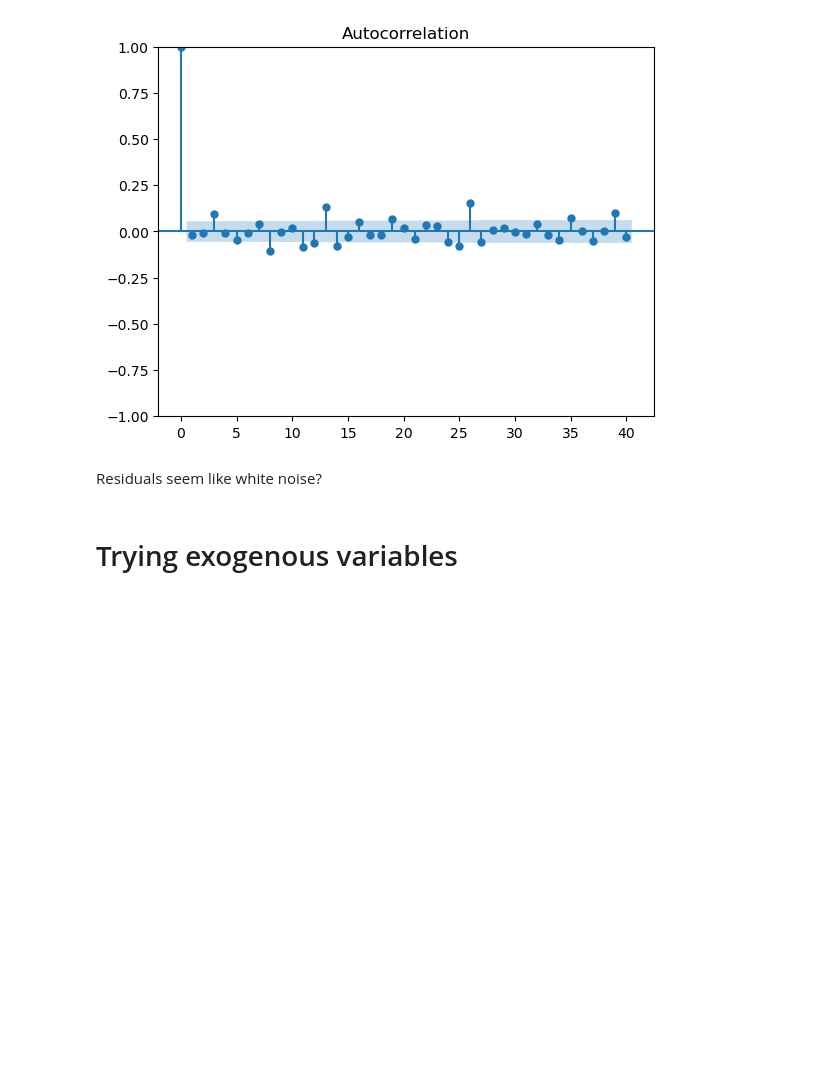
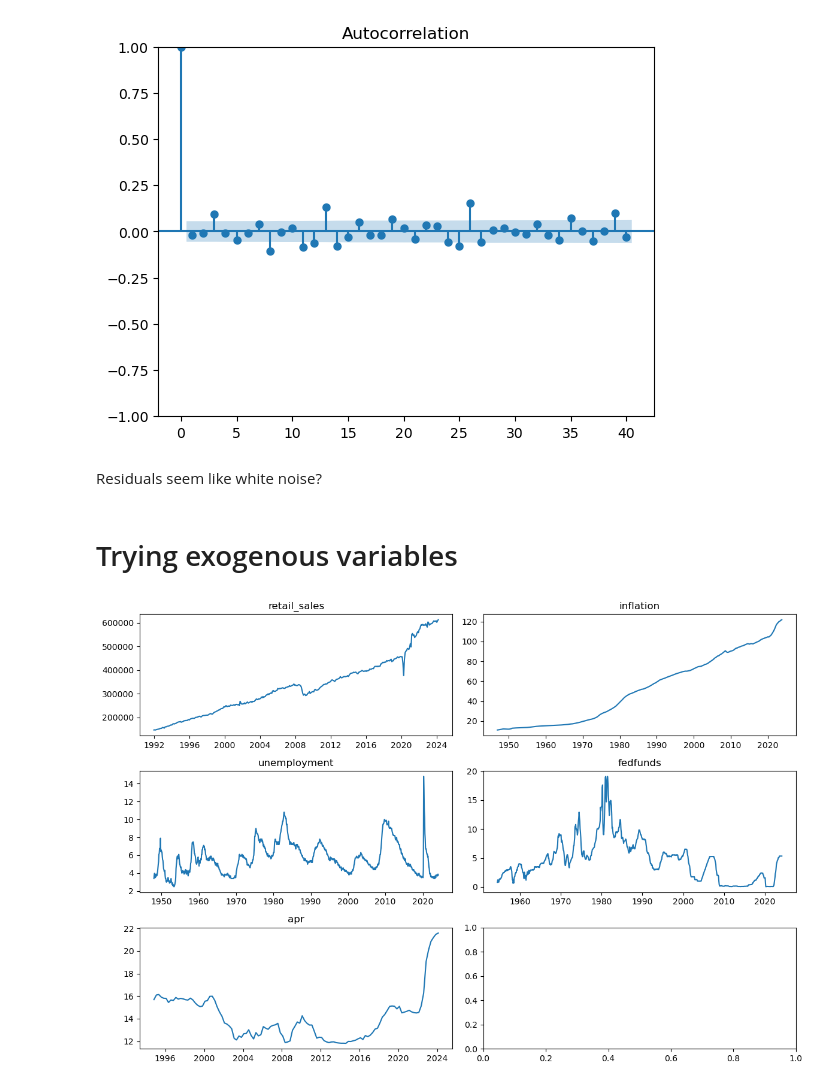
Before and after one commit to evanglas/forecasting-project, a Jupyter notebook: michael.ipynb, the cells around one changed output. Cells and saved outputs as stored; diff of their text form; code cells hidden in the pictures; blank space fills up the shorter version.

Commit message:
Constructed exog dataframe

```diff
--- a/michael.ipynb
+++ b/michael.ipynb
@@ -447,3 +395,23 @@ inflation = fred.get_series("B712RG3Q086SBEA")  # Quarterly
 unemployment = fred.get_series("UNRATE")  # Monthly
 fedfunds = fred.get_series("FEDFUNDS")  # Monthly
 apr = fred.get_series("TERMCBCCALLNS")  # Quarterly
+exog = pd.DataFrame(
+    {
+        "retail_sales": retail_sales,
+        "inflation": inflation,
+        "unemployment": unemployment,
+        "fedfunds": fedfunds,
+        "apr": apr,
+    }
+)
+
+loans = consumerloans_clean.consumerloans  # Weekly
+# %%
+fig, axs = plt.subplots(3, 2, figsize=(12, 8))
+for i, e in enumerate(exog.columns):
+    axs[i // 2, i % 2].plot(exog[e].dropna().index, exog[e].dropna())
+    axs[i // 2, i % 2].set_title(e)
+
+plt.tight_layout()
+# %% [output]
+[figure, added]
```
Also changed, not shown: parts of 9 cells of this notebook.
